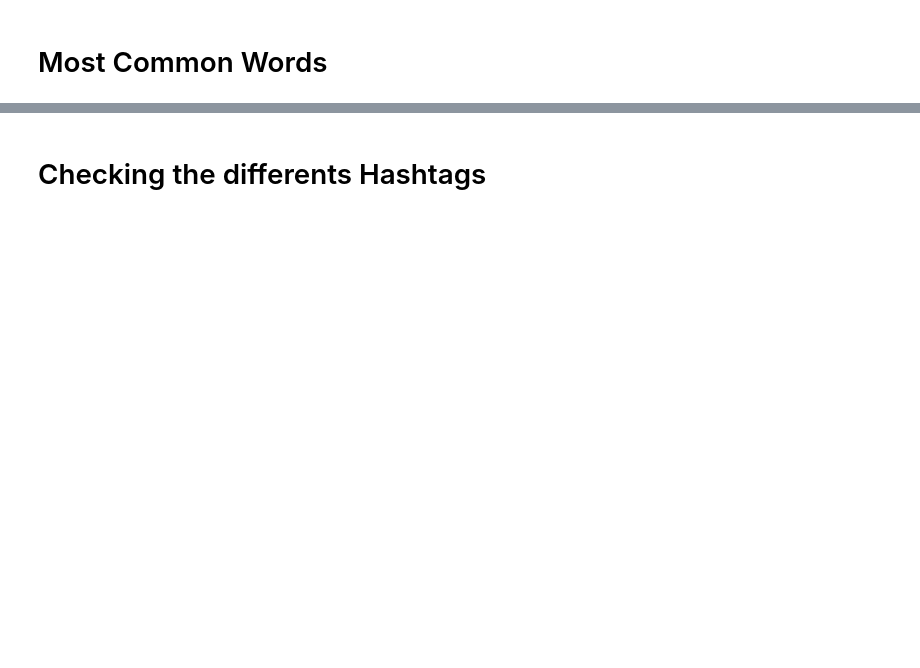
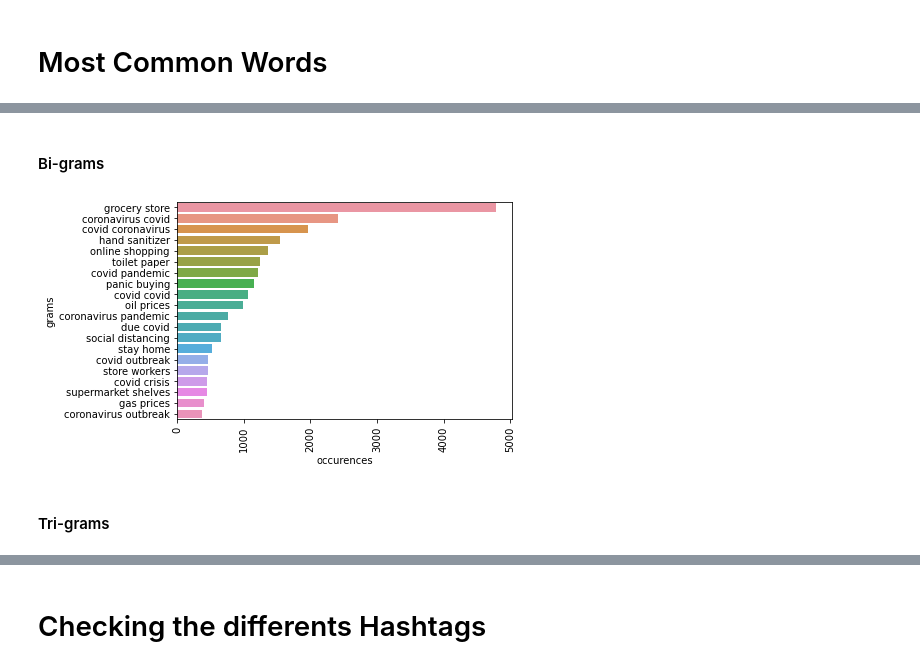
Before and after one commit to gaetanlop/Covid_tweets_analysis, a Jupyter notebook: EDA.ipynb, the cells around one changed output, grey strips where cells are left out. Cells and saved outputs as stored; diff of their text form; code cells hidden in the pictures; blank space fills up the shorter version.

```diff
--- a/EDA.ipynb
+++ b/EDA.ipynb
@@ -192,0 +202,13 @@ Name: tweet, Length: 41157, dtype: object
+# %% [markdown]
+#### Bi-grams
+# %%
+bigrams= get_top_n_words(train.tweet.to_list(),n=20,ngram=2)
+bigrams = pd.DataFrame(bigrams, columns =['grams', 'occurences'])
+# Creating the figure
+plt.xticks(rotation=90)
+sns.barplot(data=bigrams,x=bigrams.occurences,y=bigrams.grams)
+plt.show()
+# %% [output]
+[figure, added]
+# %% [markdown]
+#### Tri-grams
```
Also changed, not shown: parts of 26 cells of this notebook.
